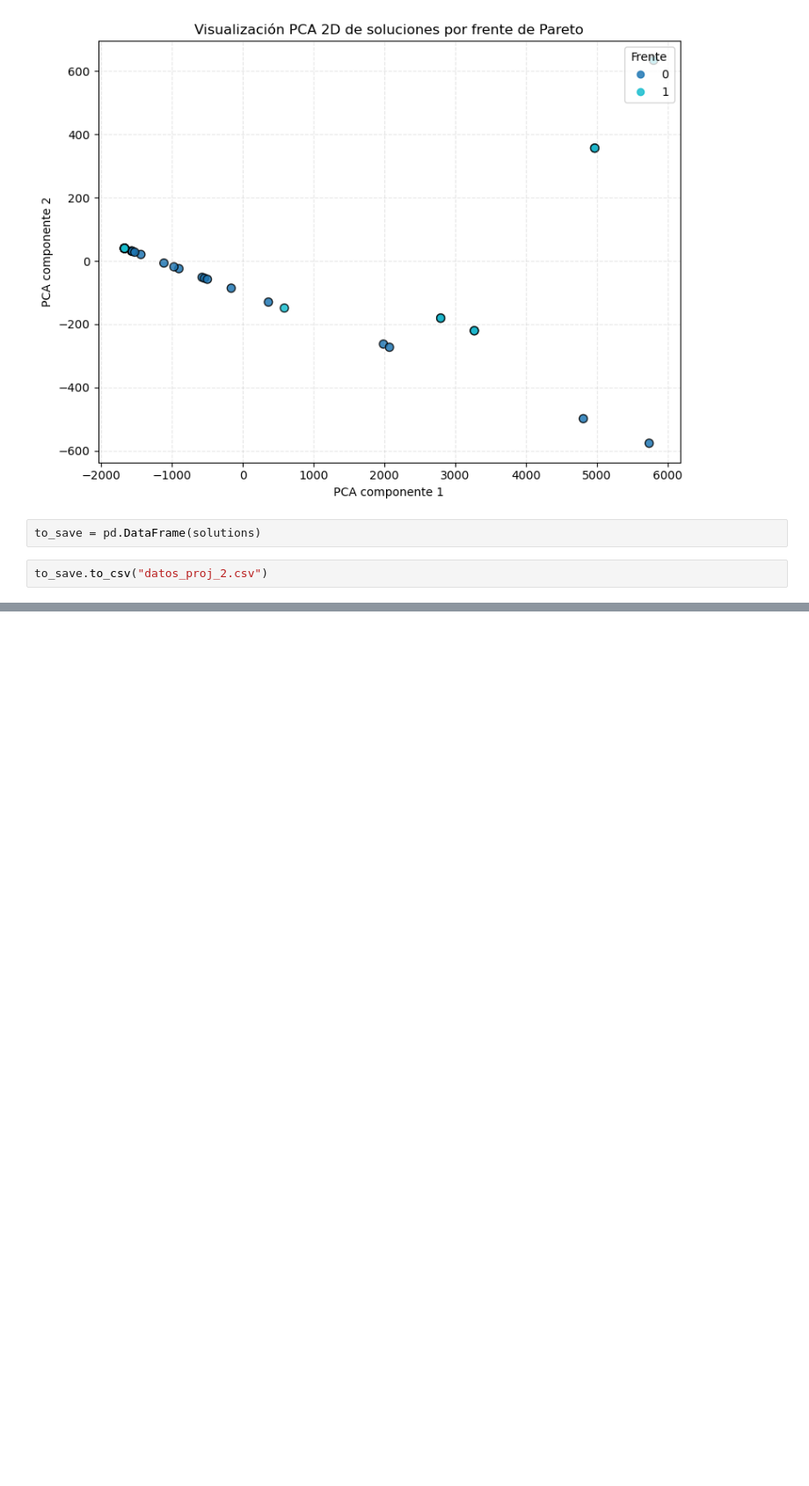
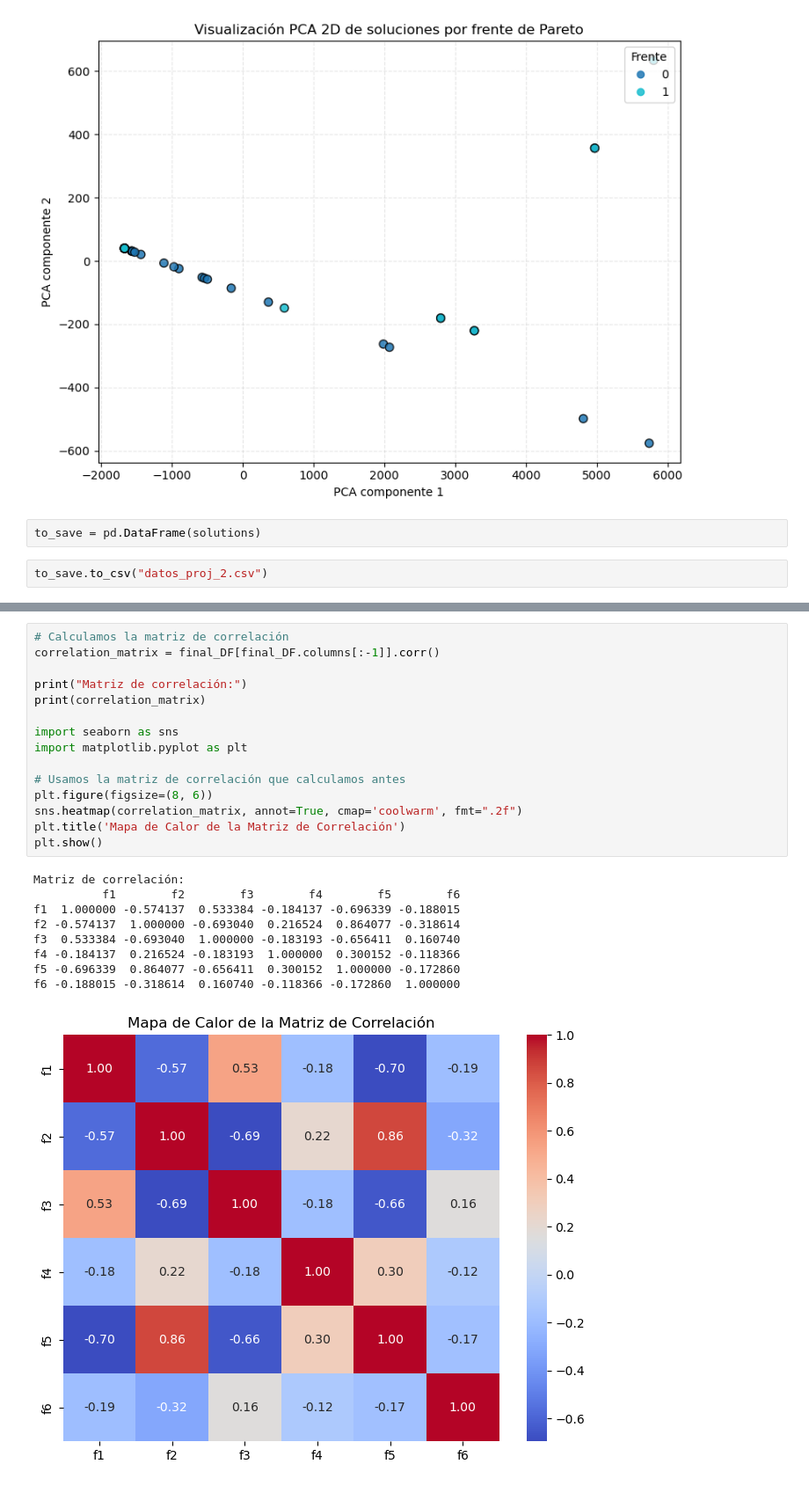
Before and after one commit to diazmx/phd-thesis-lab, a Jupyter notebook: 13-paper-modelling/BipMetrics.ipynb, the cells around one changed output, grey strips where cells are left out. Shown at 88% size. Cells and saved outputs as stored; diff of their text form; blank space fills up the shorter version.

```diff
--- a/13-paper-modelling/BipMetrics.ipynb
+++ b/13-paper-modelling/BipMetrics.ipynb
@@ -717,0 +819,25 @@ plt.show()
+# %%
+# Calculamos la matriz de correlación
+correlation_matrix = final_DF[final_DF.columns[:-1]].corr()
+
+print("Matriz de correlación:")
+print(correlation_matrix)
+
+import seaborn as sns
+import matplotlib.pyplot as plt
+
+# Usamos la matriz de correlación que calculamos antes
+plt.figure(figsize=(8, 6))
+sns.heatmap(correlation_matrix, annot=True, cmap='coolwarm', fmt=".2f")
+plt.title('Mapa de Calor de la Matriz de Correlación')
+plt.show()
+# %% [output]
+Matriz de correlación:
+          f1        f2        f3        f4        f5        f6
+f1  1.000000 -0.574137  0.533384 -0.184137 -0.696339 -0.188015
+f2 -0.574137  1.000000 -0.693040  0.216524  0.864077 -0.318614
+f3  0.533384 -0.693040  1.000000 -0.183193 -0.656411  0.160740
+f4 -0.184137  0.216524 -0.183193  1.000000  0.300152 -0.118366
+f5 -0.696339  0.864077 -0.656411  0.300152  1.000000 -0.172860
+f6 -0.188015 -0.318614  0.160740 -0.118366 -0.172860  1.000000
+[figure, added]
```
Also changed, not shown: parts of 18 cells of this notebook, 8 other files.
